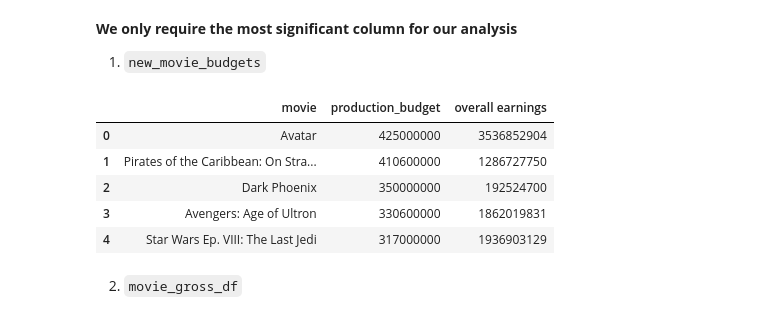
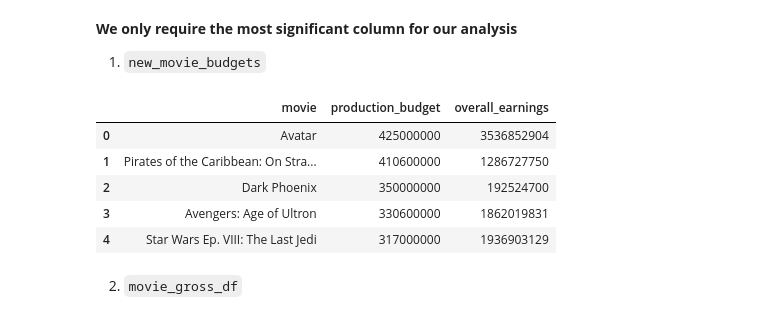
Before and after one commit to idatonui/Microsoft-Movie-Studio-Insights, a Jupyter notebook: Index.ipynb, the cells around one changed output. Cells and saved outputs as stored; diff of their text form; code cells hidden in the pictures.

```diff
--- a/Index.ipynb
+++ b/Index.ipynb
@@ -272,8 +280,7 @@ movie_budgets_df.head()
 # %% [markdown]
 Add a new column called `overall earnings`. It'll show how much money each movie made overall. This helps us know the net profit that was actually made.
 # %%
-#add new column
-
-new_movie_budgets['overall earnings'] = new_movie_budgets['domestic_gross'] + new_movie_budgets['worldwide_gross']
+# Create a new column 'overall_earnings' by adding 'domestic_gross' and 'worldwide_gross', handling potential missing values
+new_movie_budgets['overall_earnings'] = new_movie_budgets['domestic_gross'].fillna(0) + new_movie_budgets['worldwide_gross'].fillna(0)
 new_movie_budgets
 # %% [output]
@@ -327,12 +333,14 @@ movie_gross_df.head()
 1. `new_movie_budgets`
 # %%
 
-significant_columns = ['movie','production_budget','overall earnings']
-#filtering the relevant columns
-new_movie_budgets = new_movie_budgets.loc[:,significant_columns]
+# List of significant columns to be retained
+significant_columns = ['movie', 'production_budget', 'overall_earnings']
+
+# Filtering the relevant columns in new_movie_budgets DataFrame
+new_movie_budgets = new_movie_budgets.loc[:, significant_columns]
 new_movie_budgets.head()
 # %% [output]
-|  | movie | production_budget | overall earnings |
+|  | movie | production_budget | overall_earnings |
 | 0 | Avatar | 425000000 | 3536852904 |
 | 1 | Pirates of the Caribbean: On Stra... | 410600000 | 1286727750 |
 | 2 | Dark Phoenix | 350000000 | 192524700 |
```
Also changed, not shown: parts of 40 cells of this notebook, 1 other file.
